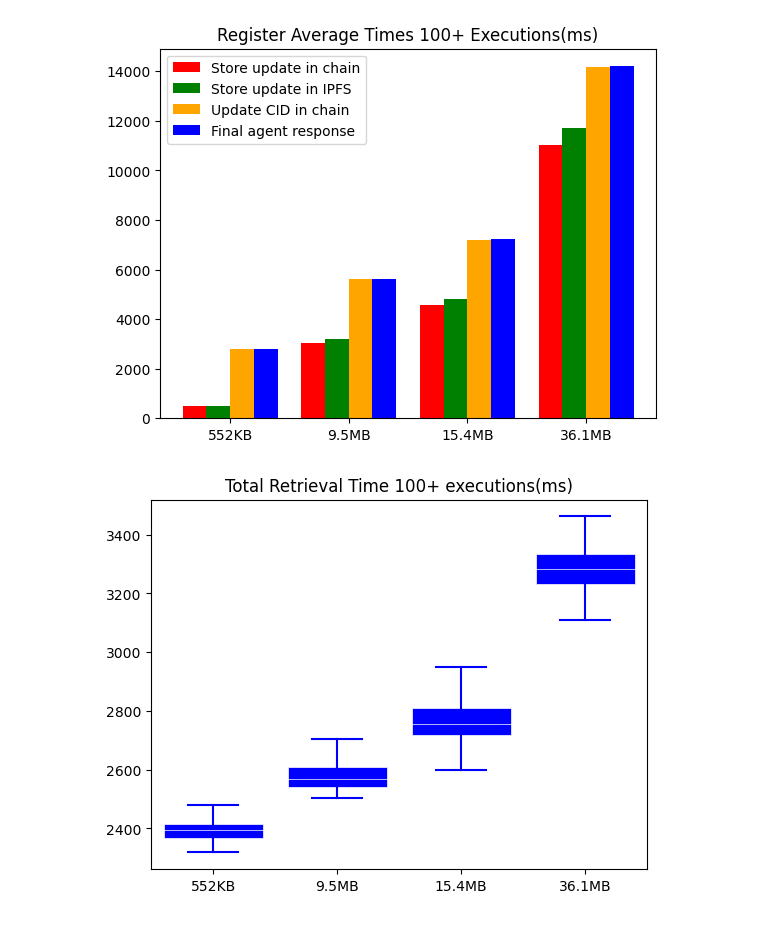
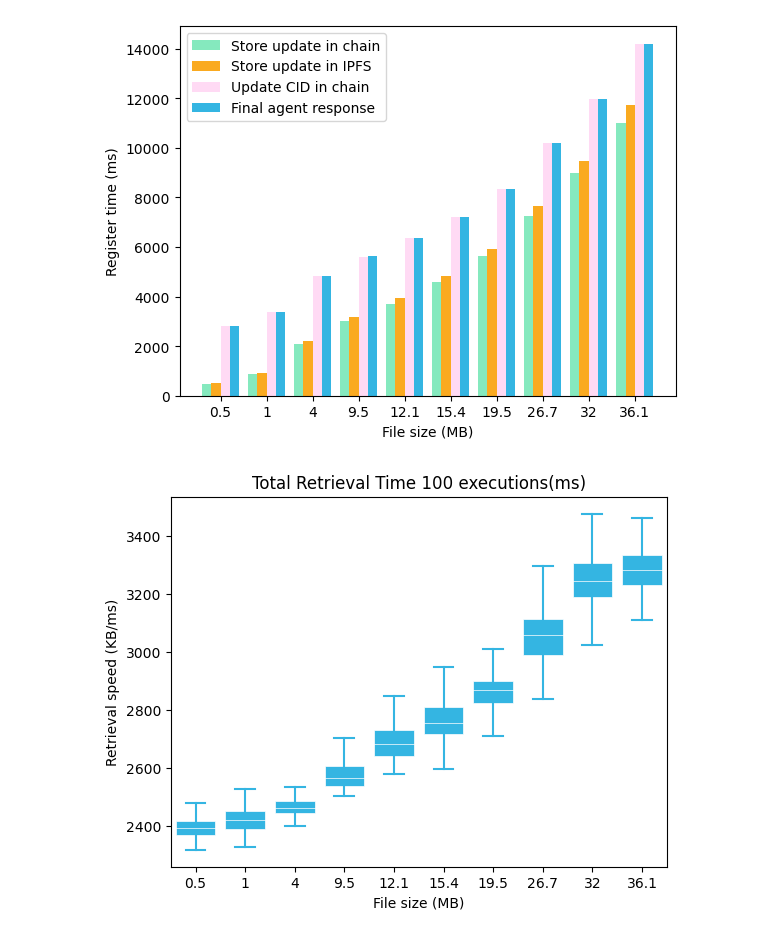
Before and after one commit to sfl0r3nz05/DistributedBchFWArchIoT, a Jupyter notebook: TestResults/TestAnalysis.ipynb, the cells around one changed output. Drawn from its saved outputs; the diff is of its cells as text; code cells hidden in the pictures.

```diff
--- a/TestResults/TestAnalysis.ipynb
+++ b/TestResults/TestAnalysis.ipynb
@@ -2,9 +2,19 @@
 import matplotlib.pyplot as plt
 import numpy as np
 # %%
+folder1KB_path = '1KBRegister'
+folder22KB_path = '22KBRegister'
+folder94KB_path = '94KBRegister'
+folder289KB_path = '289KBRegister'
 folder552KB_path = '552KBRegister'
+folder1MB_path = '1MBRegister'
+folder4MB_path = '4MBRegister'
 folder9MB_path = '9MBRegister'
+folder12MB_path = '12MBRegister'
 folder15MB_path = '15MBRegister'
+folder19MB_path = '19MBRegister'
+folder26MB_path = '26MBRegister'
+folder32MB_path = '32MBRegister'
 folder36MB_path = '36MBRegister'
 cid_path = '/cidlog.txt'
 ipfs_path = '/ipfslog.txt'
@@ -104,19 +245,21 @@ register times 36MB:
 # %%
-x = np.arange(4)
+x = np.arange(10)
 width = 0.2
 
 fig,ax = plt.subplots()
 
-ax.bar(x-0.3,[store_average552KB,store_average9MB,store_average15MB,store_average36MB], width, color = 'red')
-ax.bar(x-0.1,[ipfs_average552KB,ipfs_average9MB,ipfs_average15MB,ipfs_average36MB], width, color = 'green')
-ax.bar(x+0.1,[cid_average552KB,cid_average9MB,cid_average15MB,cid_average36MB], width, color = 'orange')
-ax.bar(x+0.3,[register_average552KB,register_average9MB,register_average15MB,register_average36MB], width, color = 'blue')
-plt.xticks(x,["552KB","9.5MB","15.4MB","36.1MB"])
+ax.bar(x-0.3,[store_average552KB,store_average1MB,store_average4MB,store_average9MB,store_average12MB,store_average15MB,store_average19MB,store_average26MB,store_average32MB,store_average36MB], width, color = '#85e9be')
+ax.bar(x-0.1,[ipfs_average552KB,ipfs_average1MB,ipfs_average4MB,ipfs_average9MB,ipfs_average12MB,ipfs_average15MB,ipfs_average19MB,ipfs_average26MB,ipfs_average32MB,ipfs_average36MB], width, color = '#faaa20')
+ax.bar(x+0.1,[cid_average552KB,cid_average1MB,cid_average4MB,cid_average9MB,cid_average12MB,cid_average15MB,cid_average19MB,cid_average26MB,cid_average32MB,cid_average36MB], width, color = '#ffdaf4')
+ax.bar(x+0.3,[register_average552KB,register_average1MB,register_average4MB,register_average9MB,register_average12MB,register_average15MB,register_average19MB,register_average26MB,register_average32MB,register_average36MB], width, color = '#34b5e2')
+plt.xticks(x,["0.5","1","4","9.5","12.1","15.4","19.5","26.7","32","36.1"])
 plt.legend(["Store update in chain", "Store update in IPFS","Update CID in chain", "Final agent response"])
-plt.title("Register Average Times 100+ Executions(ms)")
+#plt.title("Register Average Times 100 Executions(ms)")
+plt.xlabel("File size (MB)")
+plt.ylabel("Register time (ms)")
 plt.savefig('averageRegister.png')
 plt.show()
 # %% [output]
-[figure, old version]
+[figure, new version]
 # %%
 folder552KB_path = '552KBRetrieval'
@@ -166,19 +369,22 @@ update_times36MB, update_average36MB = calculate_dif(start36MB,update36MB)
 ipfs_times36MB, ipfs_average36MB = calculate_dif(start36MB,ipfs36MB)
 # %%
 fig,ax = plt.subplots()
-ax.boxplot([retrieval_times552KB,retrieval_times9MB,retrieval_times15MB,retrieval_times36MB], positions = [1,2,3,4],
+ax.boxplot([retrieval_times552KB,retrieval_times1MB,retrieval_times4MB,retrieval_times9MB,retrieval_times12MB,retrieval_times15MB,retrieval_times19MB,retrieval_times26MB,retrieval_times32MB,retrieval_times36MB],
+                positions = [1,2,3,4,5,6,7,8,9,10],
                 widths=.8, patch_artist=True,
                 showmeans=False, showfliers=False,
                 medianprops={"color": "white", "linewidth": 0.5},
-                boxprops={"facecolor": "blue", "edgecolor": "white",
+                boxprops={"facecolor": "#34b5e2", "edgecolor": "white",
                           "linewidth": 0.5},
-                whiskerprops={"color": "blue", "linewidth": 1.5},
-                capprops={"color": "blue", "linewidth": 1.5})
+                whiskerprops={"color": "#34b5e2", "linewidth": 1.5},
+                capprops={"color": "#34b5e2", "linewidth": 1.5})
 
-plt.xticks([1,2,3,4],["552KB","9.5MB","15.4MB","36.1MB"])
-plt.title("Total Retrieval Time 100+ executions(ms)")
+plt.xticks([1,2,3,4,5,6,7,8,9,10],["0.5","1","4","9.5","12.1","15.4","19.5","26.7","32","36.1"])
+plt.title("Total Retrieval Time 100 executions(ms)")
+plt.xlabel("File size (MB)")
+plt.ylabel("Retrieval speed (KB/ms)")
 plt.savefig('totalRetrieval.png')
 plt.show()
 # %% [output]
-[figure, old version]
+[figure, new version]
 # %%
```
Also changed, not shown: parts of 11 cells of this notebook, 35 other files.
